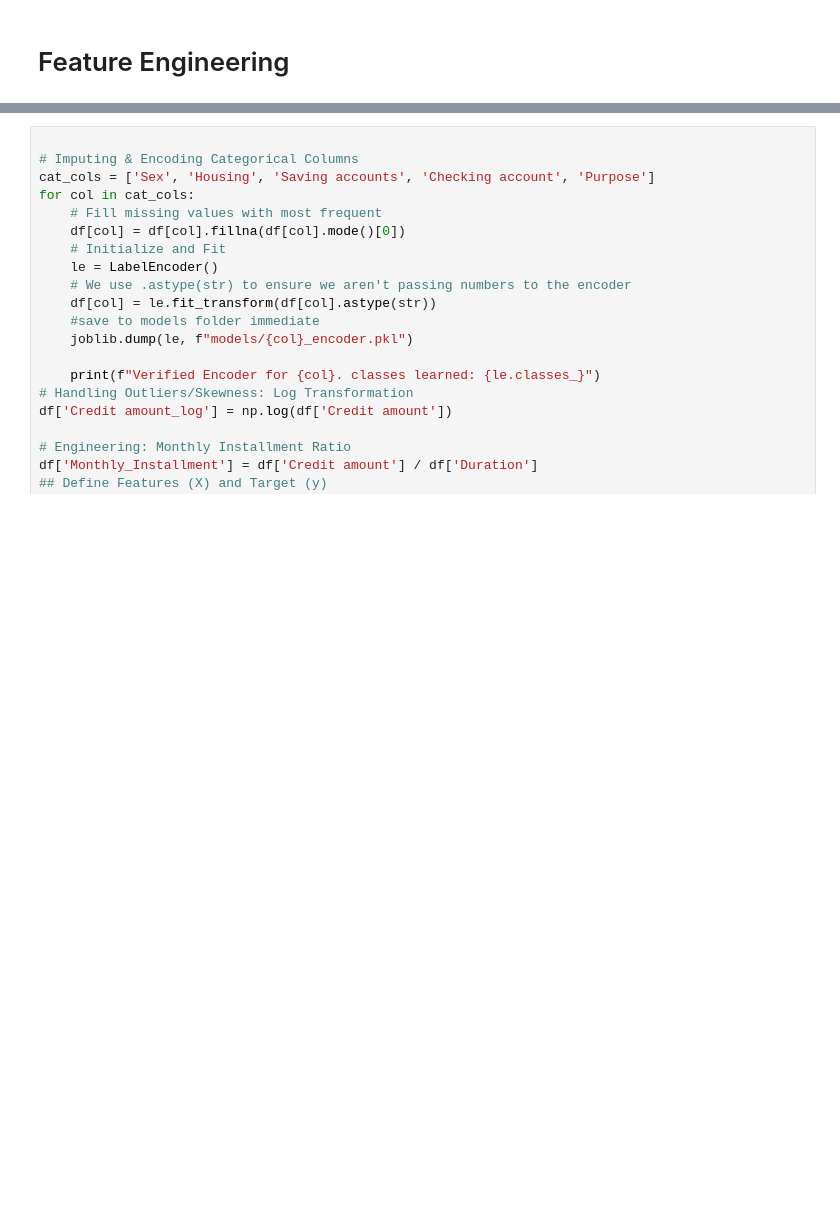
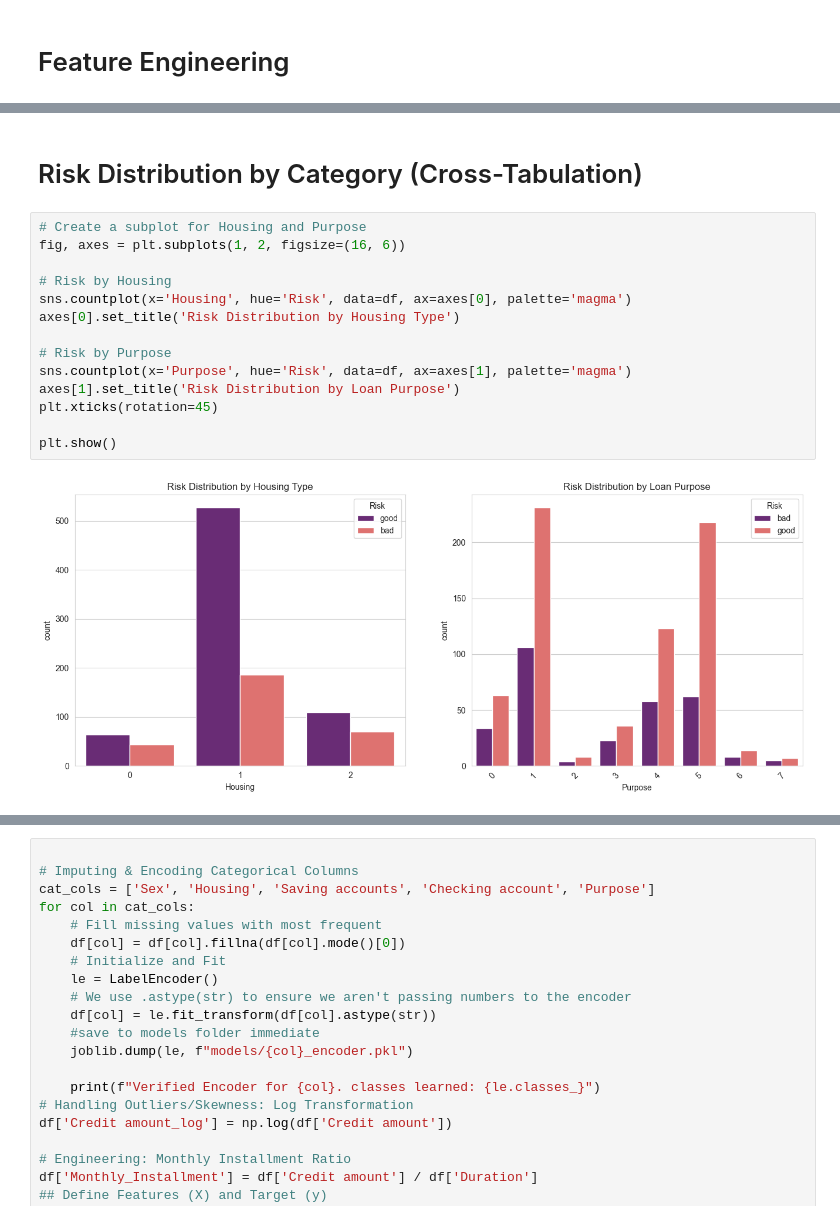
Before and after one commit to chabuzy/credit_risk, a Jupyter notebook: analysis.ipynb, the cells around one changed output, grey strips where cells are left out. Drawn from its saved outputs; the diff is of its cells as text; blank space fills up the shorter version.

```diff
--- a/analysis.ipynb
+++ b/analysis.ipynb
@@ -175,0 +198,18 @@ plt.show()
+# %% [markdown]
+# Risk Distribution by Category (Cross-Tabulation)
+# %%
+# Create a subplot for Housing and Purpose
+fig, axes = plt.subplots(1, 2, figsize=(16, 6))
+
+# Risk by Housing
+sns.countplot(x='Housing', hue='Risk', data=df, ax=axes[0], palette='magma')
+axes[0].set_title('Risk Distribution by Housing Type')
+
+# Risk by Purpose
+sns.countplot(x='Purpose', hue='Risk', data=df, ax=axes[1], palette='magma')
+axes[1].set_title('Risk Distribution by Loan Purpose')
+plt.xticks(rotation=45)
+
+plt.show()
+# %% [output]
+[figure, added]
```
Also changed, not shown: parts of 11 cells of this notebook.
